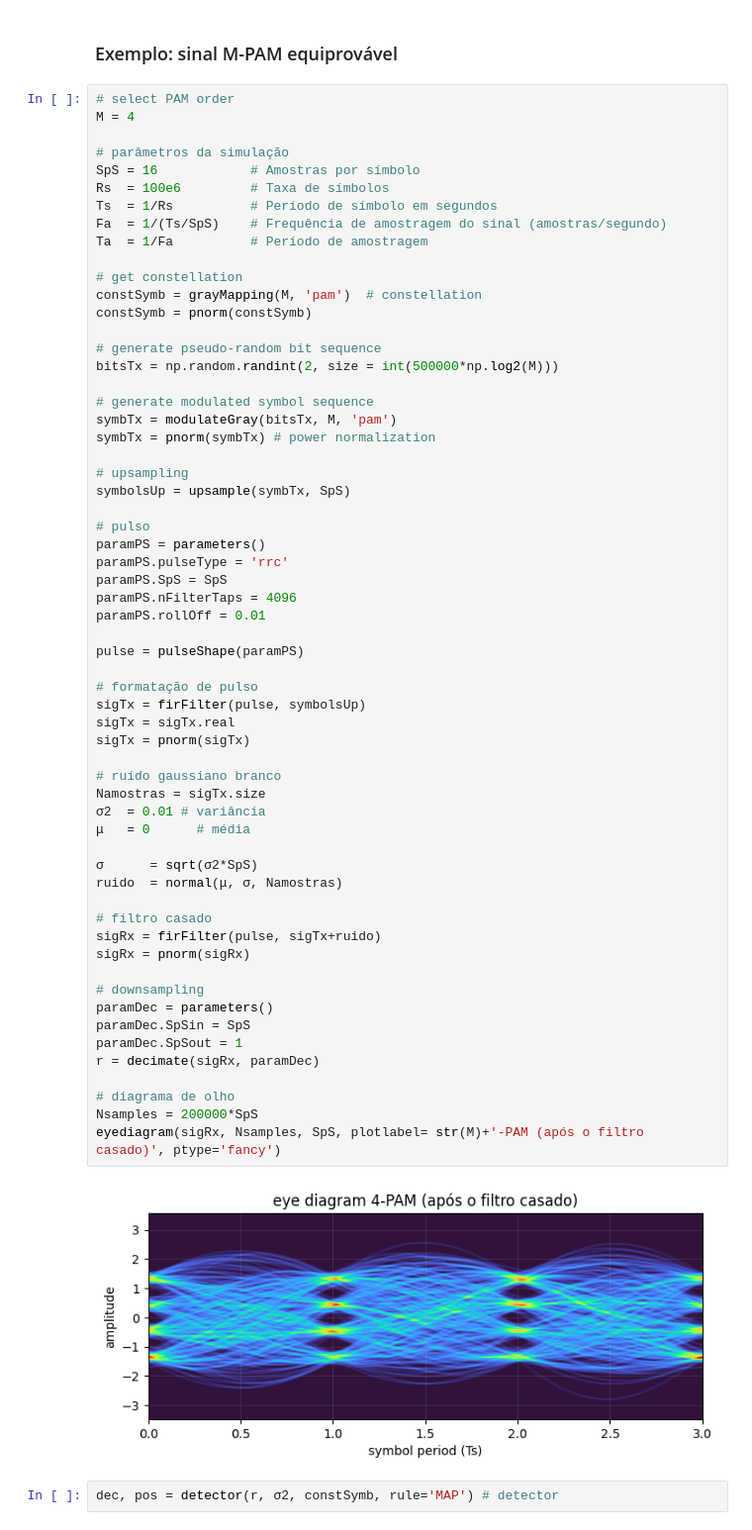
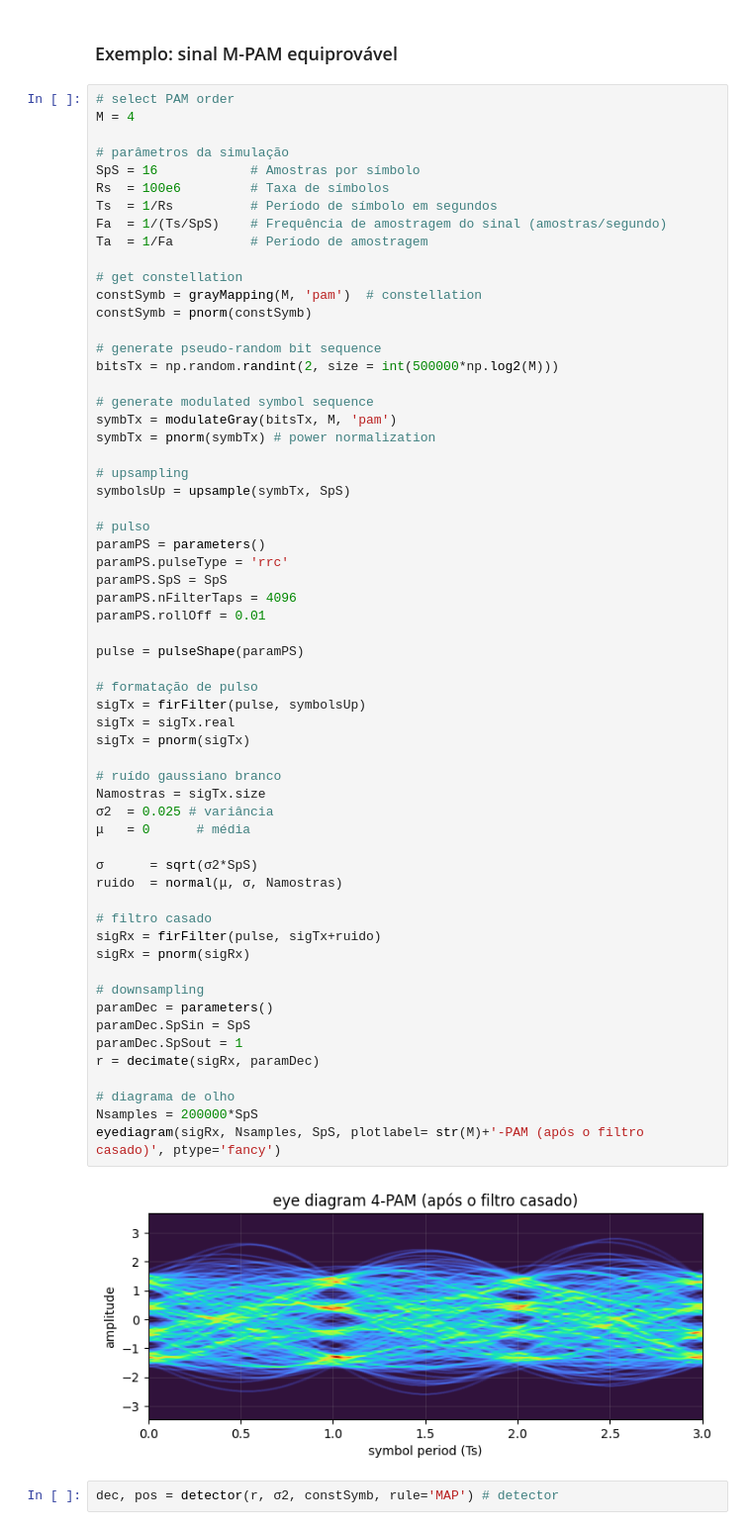
Before and after one commit to edsonportosilva/TDI, a Jupyter notebook: jupyter/3 - Receptores ótimos para canais AWGN.ipynb, the cells around one changed output. Shown at 99% size. Cells and saved outputs as stored; diff of their text form.

```diff
--- a/jupyter/3 - Receptores ótimos para canais AWGN.ipynb
+++ b/jupyter/3 - Receptores ótimos para canais AWGN.ipynb
@@ -742,35 +748,35 @@ paramPS.nFilterTaps = 4096
 paramPS.rollOff = 0.01
 
 pulse = pulseShape(paramPS)
 
 # formatação de pulso
 sigTx = firFilter(pulse, symbolsUp)
 sigTx = sigTx.real
 sigTx = pnorm(sigTx)
 
 # ruído gaussiano branco
 Namostras = sigTx.size
-σ2  = 0.01 # variância
+σ2  = 0.025 # variância
 μ   = 0      # média
 
 σ      = sqrt(σ2*SpS)
 ruido  = normal(μ, σ, Namostras)
 
 # filtro casado
 sigRx = firFilter(pulse, sigTx+ruido)
 sigRx = pnorm(sigRx)
 
 # downsampling
 paramDec = parameters()
 paramDec.SpSin = SpS
 paramDec.SpSout = 1
 r = decimate(sigRx, paramDec)
 
 # diagrama de olho
 Nsamples = 200000*SpS
 eyediagram(sigRx, Nsamples, SpS, plotlabel= str(M)+'-PAM (após o filtro casado)', ptype='fancy')
 # %% [output]
-[figure, old version]
+[figure, new version]
 # %%
 dec, pos = detector(r, σ2, constSymb, rule='MAP') # detector
 # %%
```
Also changed, not shown: parts of 18 cells of this notebook.
